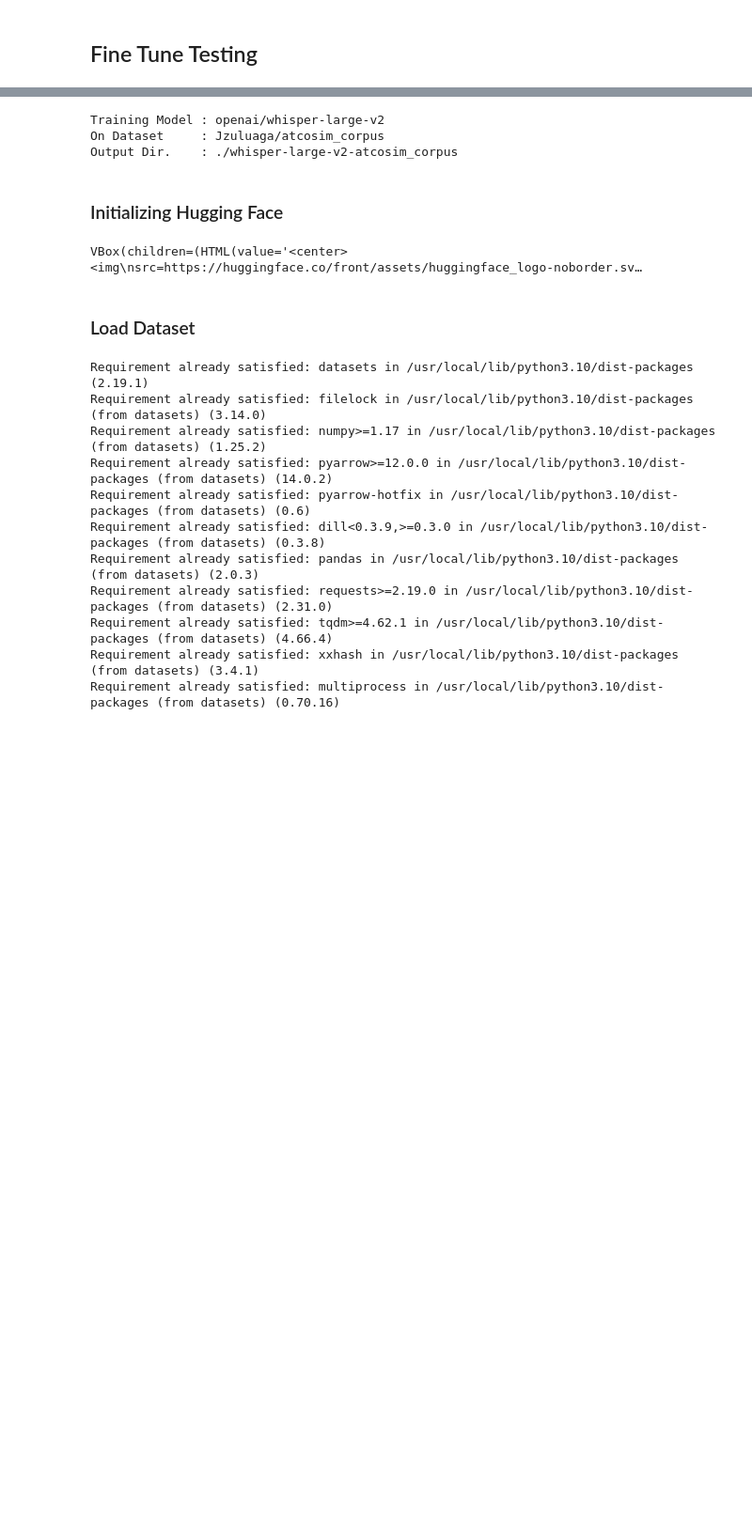
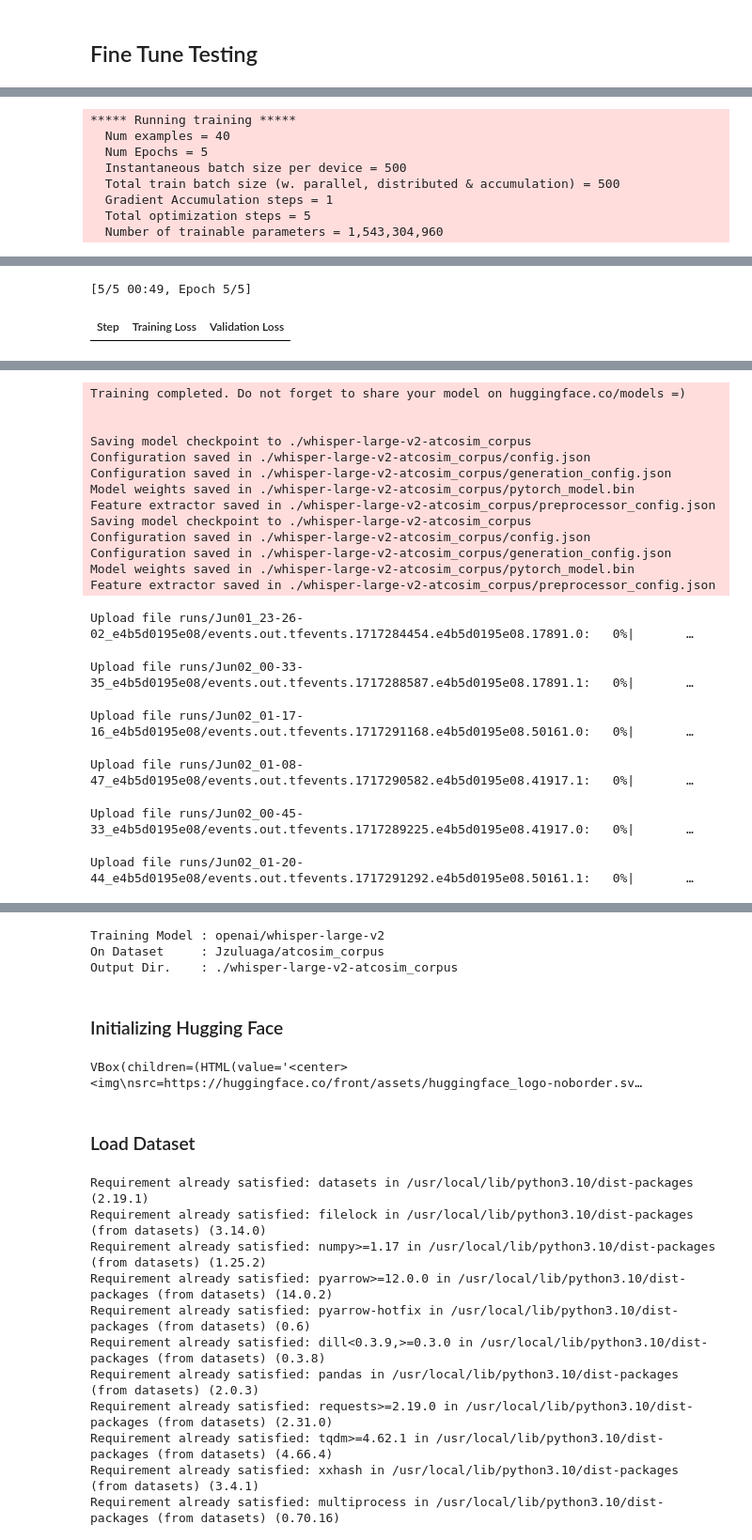
Before and after one commit to lyuyues/ATC_NLP, a Jupyter notebook: finetunewhisper.ipynb, the cells around one changed output, grey strips where cells are left out. Shown at 94% size. Saved outputs shown, nothing was run; the diff lists cells and outputs as text; code cells hidden in the pictures; blank space fills up the shorter version.

Commit message:
trained model pushed

```diff
--- a/finetunewhisper.ipynb
+++ b/finetunewhisper.ipynb
@@ -2,0 +280,8 @@
+# %%
+from transformers import WhisperForConditionalGeneration
+
+model = WhisperForConditionalGeneration.from_pretrained(mdl)
+model.config.forced_decoder_ids = None
+model.config.suppress_tokens = []
+
+model.to(device)
@@ -2,0 +323,13 @@
+# %%
+from transformers import Seq2SeqTrainer
+
+trainer = Seq2SeqTrainer(
+    args=training_args,
+    model=model,
+    train_dataset=dataset["train"],
+    eval_dataset=dataset["test"],
+    data_collator=data_collator,
+    compute_metrics=compute_metrics,
+    tokenizer=processor.feature_extractor,
+)
+torch.cuda.empty_cache()
@@ -2,0 +341,19 @@
+# %%
+import transformers
+
+transformers.logging.set_verbosity_info()
+trainer.train()
+trainer.save_model(opd)
+
+kwargs = {
+    "dataset_tags": dts.split('/')[-1],
+    "dataset": "ATCOSIM - CORPUS",
+    "dataset_args": "config: en, split: train",
+    "language": "en",
+    "model_name": "Whisper Large v2 - ATCOSIM - CORPUS",
+    "finetuned_from": mdl,
+    "tasks": "automatic-speech-recognition",
+    "tags": "hf-asr-leaderboard",
+}
+trainer.push_to_hub()
+# %% [output]
@@ -2,0 +377,8 @@
+***** Running training *****
+  Num examples = 40
+  Num Epochs = 5
+  Instantaneous batch size per device = 500
+  Total train batch size (w. parallel, distributed & accumulation) = 500
+  Gradient Accumulation steps = 1
+  Total optimization steps = 5
+  Number of trainable parameters = 1,543,304,960
@@ -2,0 +386,2 @@
+[5/5 00:49, Epoch 5/5]
+| Step | Training Loss | Validation Loss |
@@ -2,0 +390,19 @@
+Training completed. Do not forget to share your model on huggingface.co/models =)
+
+
+Saving model checkpoint to ./whisper-large-v2-atcosim_corpus
+Configuration saved in ./whisper-large-v2-atcosim_corpus/config.json
+Configuration saved in ./whisper-large-v2-atcosim_corpus/generation_config.json
+Model weights saved in ./whisper-large-v2-atcosim_corpus/pytorch_model.bin
+Feature extractor saved in ./whisper-large-v2-atcosim_corpus/preprocessor_config.json
+Saving model checkpoint to ./whisper-large-v2-atcosim_corpus
+Configuration saved in ./whisper-large-v2-atcosim_corpus/config.json
+Configuration saved in ./whisper-large-v2-atcosim_corpus/generation_config.json
+Model weights saved in ./whisper-large-v2-atcosim_corpus/pytorch_model.bin
+Feature extractor saved in ./whisper-large-v2-atcosim_corpus/preprocessor_config.json
+Upload file runs/Jun01_23-26-02_e4b5d0195e08/events.out.tfevents.1717284454.e4b5d0195e08.17891.0:   0%|       …
+Upload file runs/Jun02_00-33-35_e4b5d0195e08/events.out.tfevents.1717288587.e4b5d0195e08.17891.1:   0%|       …
+Upload file runs/Jun02_01-17-16_e4b5d0195e08/events.out.tfevents.1717291168.e4b5d0195e08.50161.0:   0%|       …
+Upload file runs/Jun02_01-08-47_e4b5d0195e08/events.out.tfevents.1717290582.e4b5d0195e08.41917.1:   0%|       …
+Upload file runs/Jun02_00-45-33_e4b5d0195e08/events.out.tfevents.1717289225.e4b5d0195e08.41917.0:   0%|       …
+Upload file runs/Jun02_01-20-44_e4b5d0195e08/events.out.tfevents.1717291292.e4b5d0195e08.50161.1:   0%|       …
```
Also changed, not shown: parts of 16 cells of this notebook.
